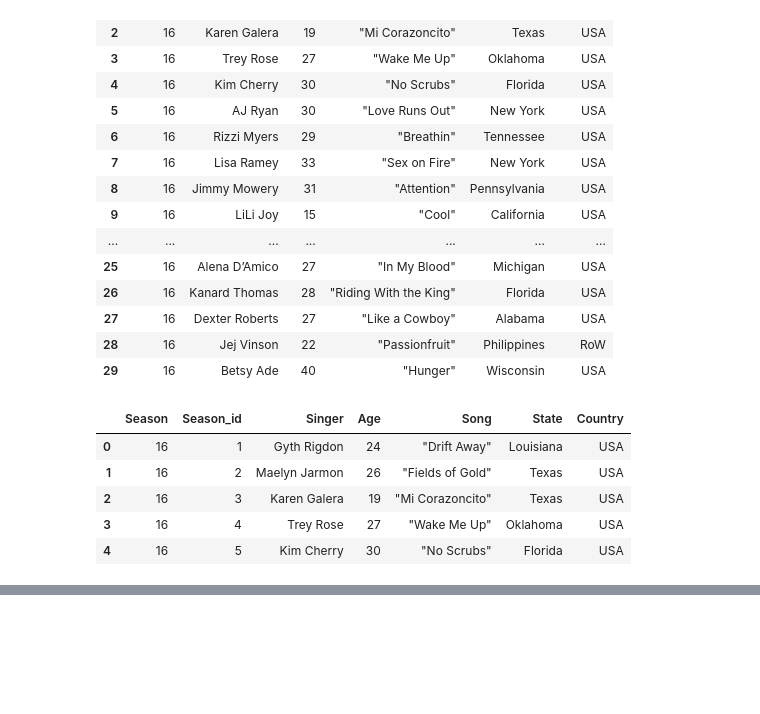
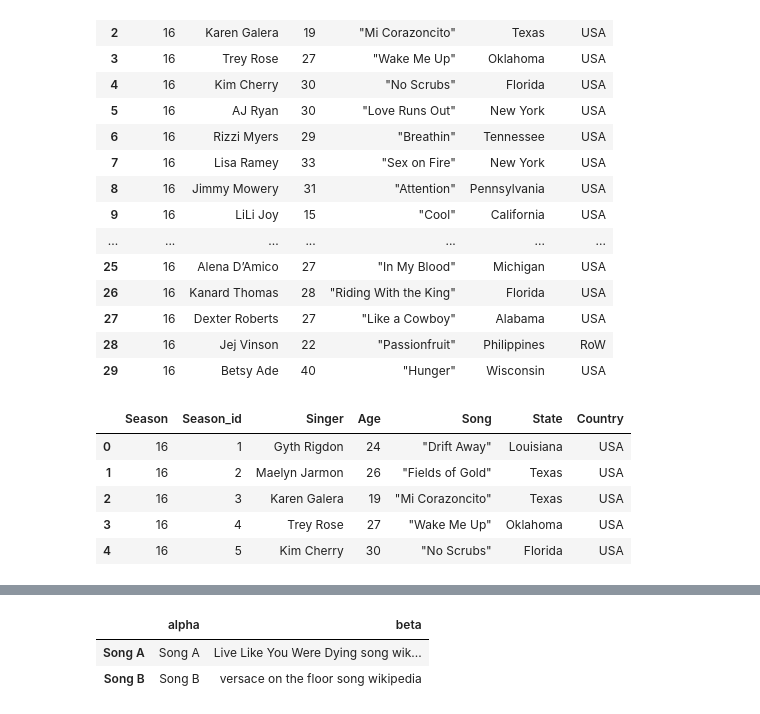
Before and after one commit to Salvinha-vlc/The_voice_usa, a Jupyter notebook: The_voice.ipynb, the cells around one changed output, grey strips where cells are left out. Drawn from its saved outputs; the diff is of its cells as text; code cells hidden in the pictures; blank space fills up the shorter version.

```diff
--- a/The_voice.ipynb
+++ b/The_voice.ipynb
@@ -545,6 +560,14 @@ songs_list
 songs_cols = songs_list[0]
 songs_rows = songs_list[0:2]
 # %%
-songs = pd.DataFrame(songs_rows, columns=songs_cols)
+songs = pd.DataFrame(songs_rows, columns=songs_cols).transpose()
+# %%
+songs_colnames = ["alpha", "beta"]
+# %%
+songs.columns = songs_colnames
 # %%
-songs
+songs.head()
+# %% [output]
+|  | alpha | beta |
+| Song A | Song A | Live Like You Were Dying song wik... |
+| Song B | Song B | versace on the floor song wikipedia |
```
Also changed, not shown: parts of 15 cells of this notebook.
